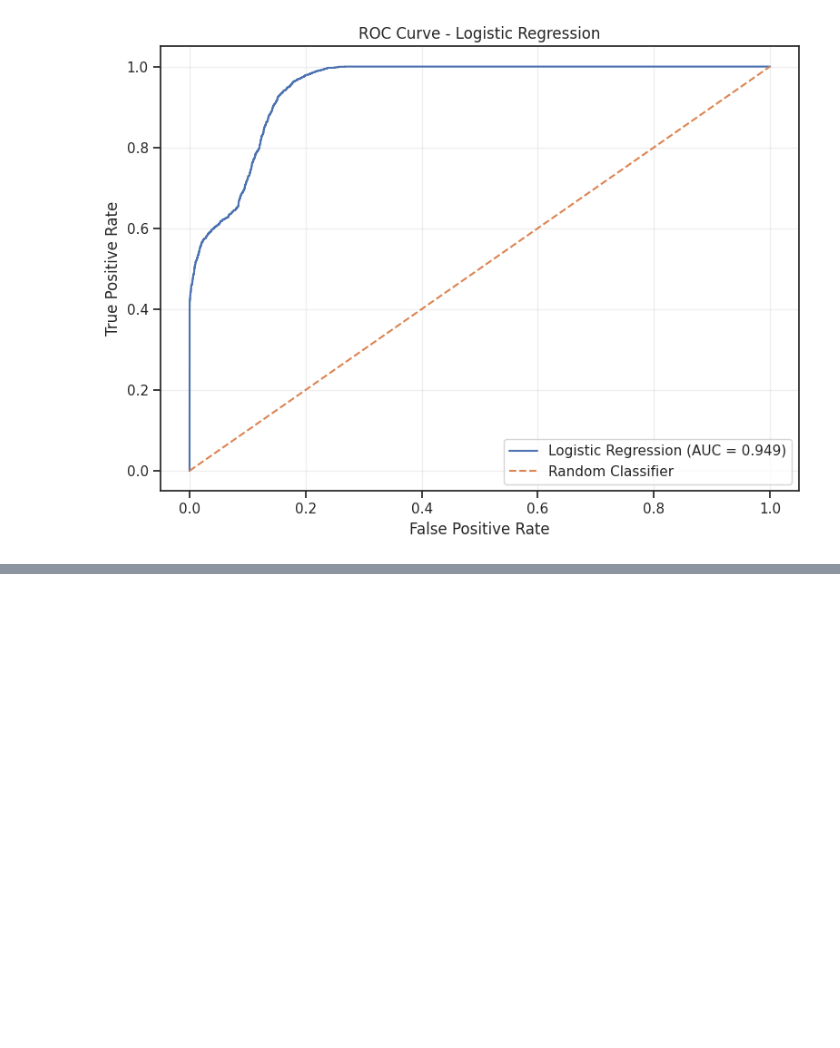
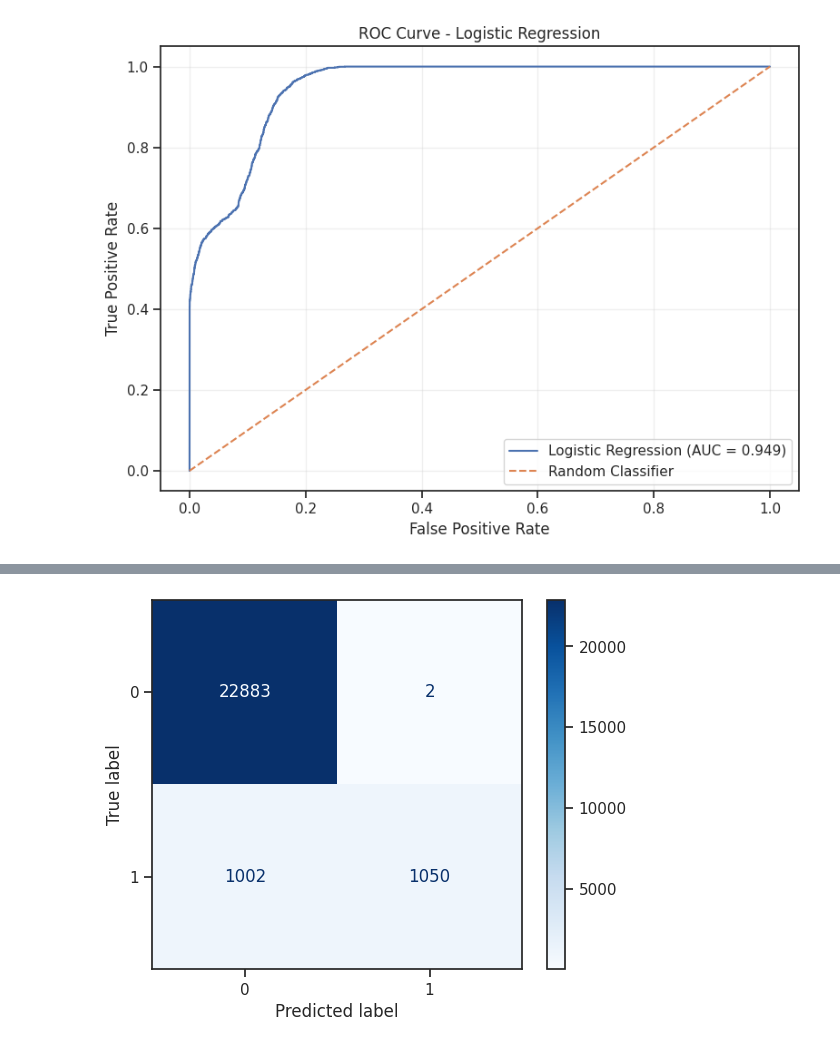
Before and after one commit to Natalie-Bojorquez/CIS3920Group4, a Jupyter notebook: CIS3920_Group4.ipynb, the cells around one changed output, grey strips where cells are left out. Cells and saved outputs as stored; diff of their text form; code cells hidden in the pictures; blank space fills up the shorter version.

```diff
--- a/CIS3920_Group4.ipynb
+++ b/CIS3920_Group4.ipynb
@@ -1055,0 +1251,4 @@ plt.show()
+# %%
+# Instantiate GradientBoostingClassifier with default hyperparameters
+gb_1 = GradientBoostingClassifier(random_state = 42)
+gb_1.get_params()
@@ -1055,0 +1276,5 @@ plt.show()
+# %%
+%%time
+
+# Fit GradientBoostingClassifier
+gb_1.fit(X_train, y_train)
@@ -1055,0 +1285,4 @@ plt.show()
+# %%
+#Evaluate the model with Default Params
+#Generate predictions for the baseline model
+y_pred = gb_1.predict(X_test)
@@ -1055,0 +1307,11 @@ plt.show()
+# %%
+# Generate confusion matrix
+cnf_gb_matrix = confusion_matrix(y_test, y_pred)
+
+# Display confusion matrix with class labels
+disp = ConfusionMatrixDisplay(confusion_matrix=cnf_gb_matrix,
+                              display_labels=gb_1.classes_)
+disp.plot(cmap=plt.cm.Blues, values_format='d')
+plt.show()
+# %% [output]
+[figure, added]
```
Also changed, not shown: parts of 66 cells of this notebook.
